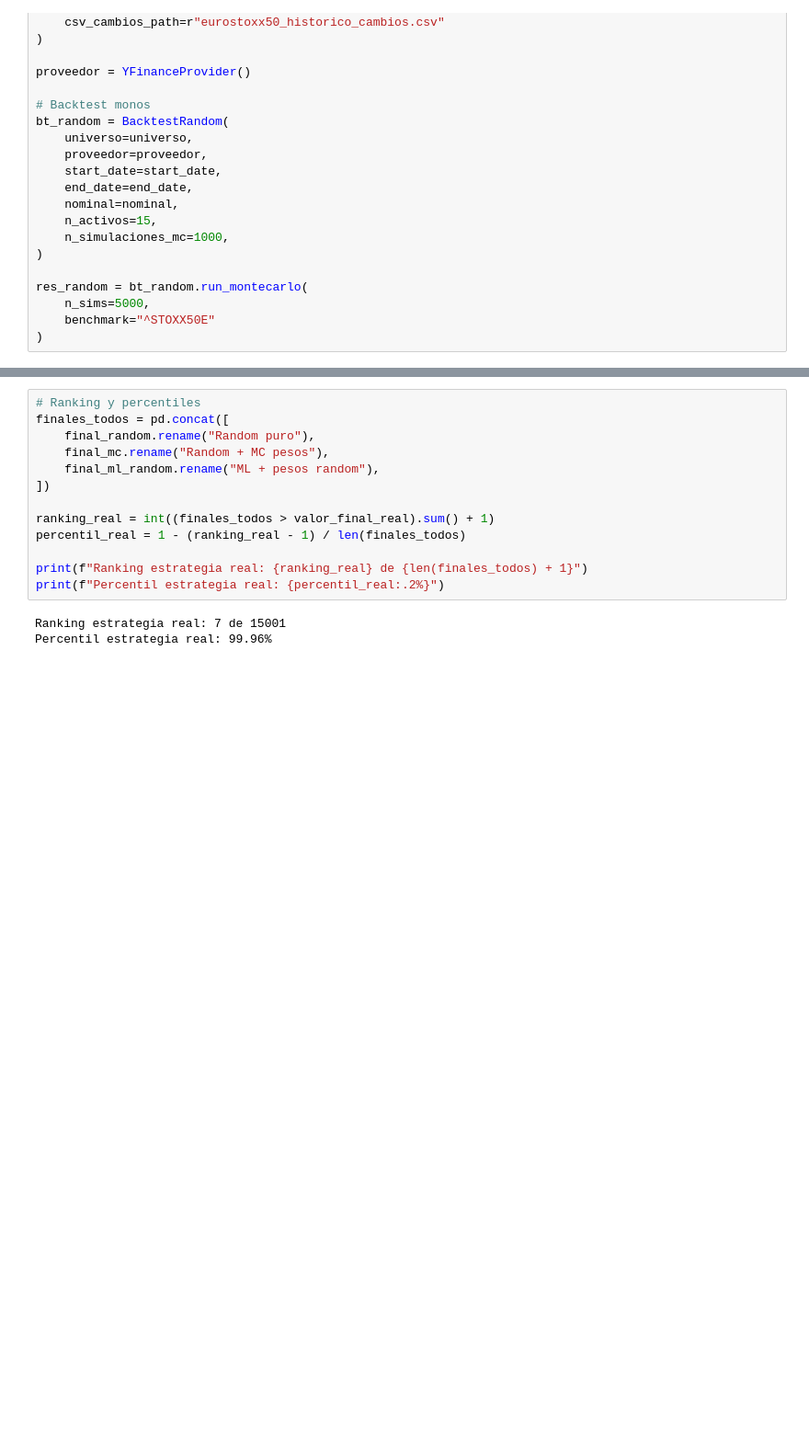
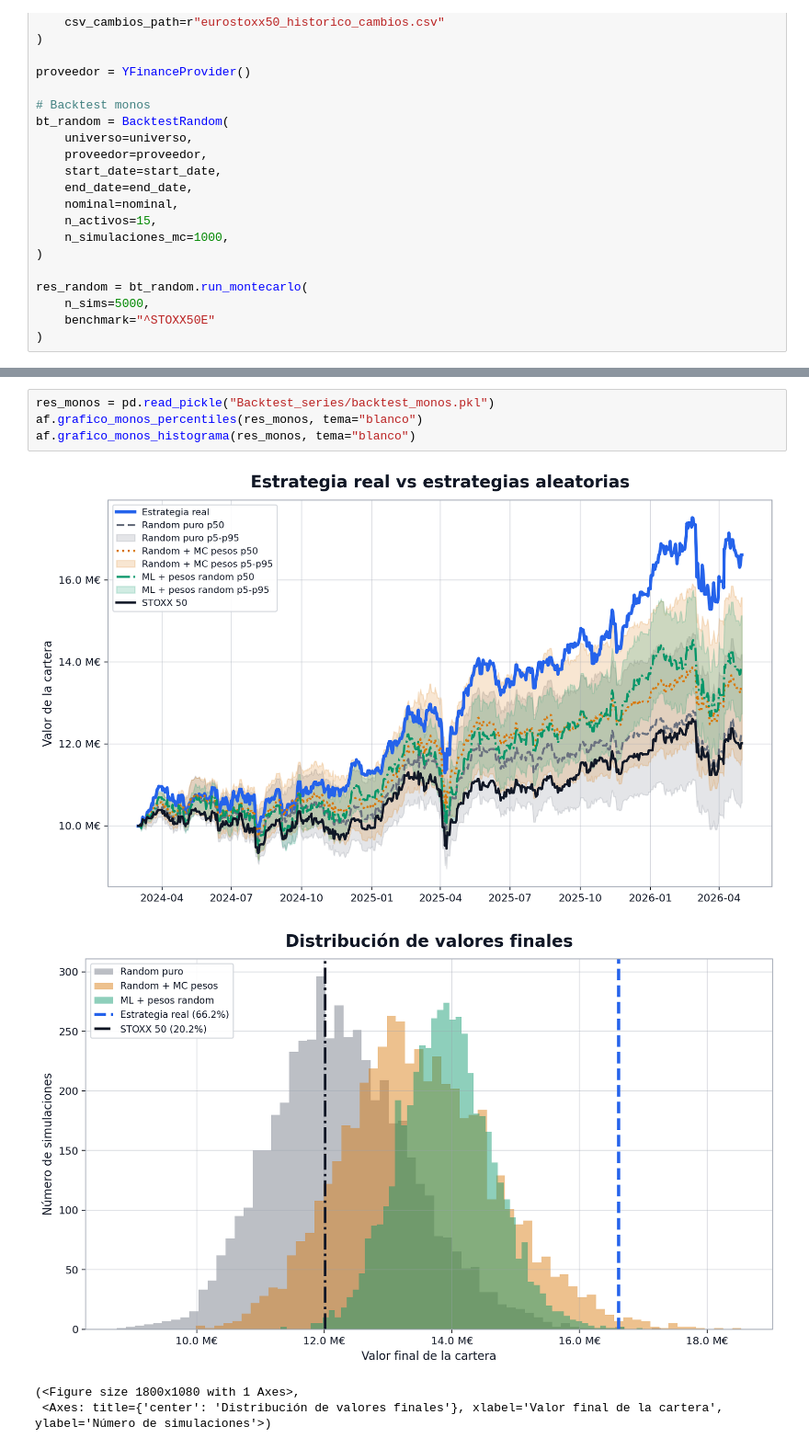
Before and after one commit to Javi-Puerta/Trabajo_gestion_cuantitativa, a Jupyter notebook: backtest_monos.ipynb, the cells around one changed output, grey strips where cells are left out. Shown at 92% size. Saved outputs shown, nothing was run; the diff lists cells and outputs as text; blank space fills up the shorter version.

Commit message:
Ajustes de los backtests
Código optimizado y se añaden gráficos y tablas con formato para la memoria y la presentación

```diff
--- a/backtest_monos.ipynb
+++ b/backtest_monos.ipynb
@@ -175,16 +130,9 @@ Total monos que ganan: 6 / 15000 (0.04%)
 # %%
-# Ranking y percentiles
-finales_todos = pd.concat([
-    final_random.rename("Random puro"),
-    final_mc.rename("Random + MC pesos"),
-    final_ml_random.rename("ML + pesos random"),
-])
-
-ranking_real = int((finales_todos > valor_final_real).sum() + 1)
-percentil_real = 1 - (ranking_real - 1) / len(finales_todos)
-
-print(f"Ranking estrategia real: {ranking_real} de {len(finales_todos) + 1}")
-print(f"Percentil estrategia real: {percentil_real:.2%}")
+res_monos = pd.read_pickle("Backtest_series/backtest_monos.pkl")
+af.grafico_monos_percentiles(res_monos, tema="blanco")
+af.grafico_monos_histograma(res_monos, tema="blanco")
 # %% [output]
+[figure, added]
+[figure, added]
-Ranking estrategia real: 7 de 15001
-Percentil estrategia real: 99.96%
+(<Figure size 1800x1080 with 1 Axes>,
+ <Axes: title={'center': 'Distribución de valores finales'}, xlabel='Valor final de la cartera', ylabel='Número de simulaciones'>)
```
Also changed, not shown: parts of 7 cells of this notebook, 2 other files.
